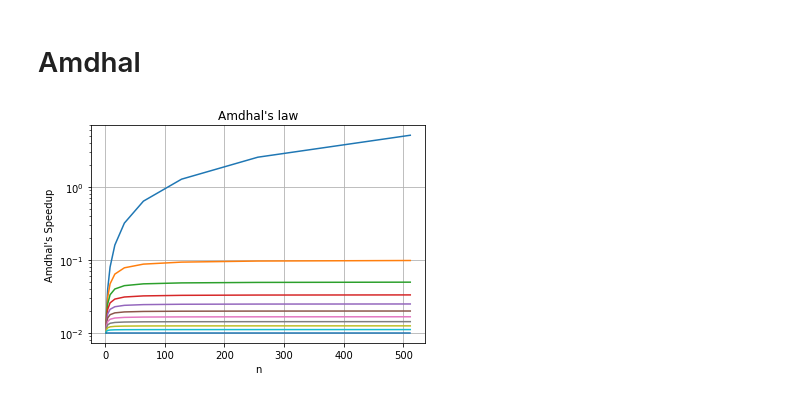
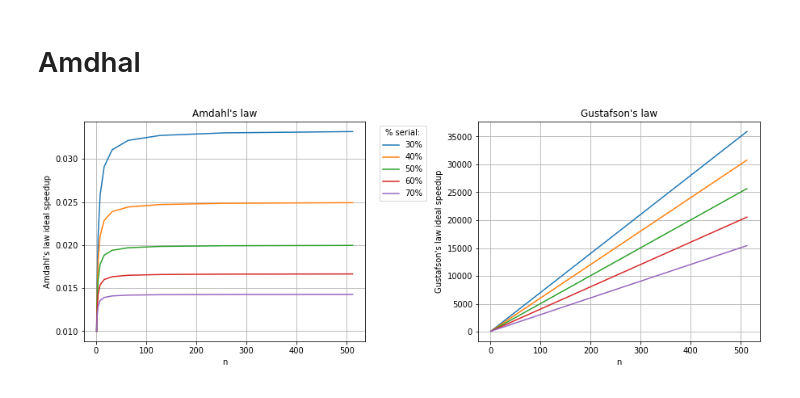
Before and after one commit to JulienLoiseau/phd_thesis, a Jupyter notebook: python/graph_tests.ipynb, the cells around one changed output. Saved outputs shown, nothing was run; the diff lists cells and outputs as text; code cells hidden in the pictures.

```diff
--- a/python/graph_tests.ipynb
+++ b/python/graph_tests.ipynb
@@ -31,19 +31,43 @@ plt.show()
 # %% [markdown]
 # Amdhal
 # %%
+#P = np.array([1,2,4,8,16,32,64,128,256,512])
+#Seq = np.array([0,10,20,30,40,50,60,70,80,90,100])
 P = np.array([1,2,4,8,16,32,64,128,256,512])
-Seq = np.array([0,10,20,30,40,50,60,70,80,90,100])
+Seq = np.array([30,40,50,60,70])
+
 Par = 100-Seq
+
+f, (ax1, ax2) = plt.subplots(1, 2,figsize=(15,5))
+#ax1.plot(x, y)
+#ax1.set_title('Sharing Y axis')
+#ax2.scatter(x, y)
+
 
 for i in range(len(Seq)):
     Amd = 1./(Seq[i]+Par[i]/P)
-    plt.plot(P,Amd)
+    ax1.plot(P,Amd,label=str(Seq[i])+"%")
 
-plt.yscale("log")
-plt.grid(True)
-plt.xlabel('n')
-plt.ylabel('Amdhal\'s Speedup')
-plt.title('Amdhal\'s law')
+#plt.yscale("log")
+ax1.grid(True)
+ax1.set_xlabel('n')
+ax1.set_ylabel('Amdahl\'s law ideal speedup')
+ax1.set_title('Amdahl\'s law')
+ax1.legend(title="% serial:", bbox_to_anchor=(1.23, 1.))
+
+# Gustafson Law
+for i in range(len(Seq)):
+    Gus = Seq[i]+P*Par[i]
+    ax2.plot(P,Gus)
+
+#plt.yscale("log")
+ax2.grid(True)
+ax2.set_xlabel('n')
+ax2.set_ylabel('Gustafson\'s law ideal speedup')
+ax2.set_title('Gustafson\'s law')
+plt.subplots_adjust(wspace = 0.4)
+
 plt.show()
+#plt.show()
 # %% [output]
-[figure, old version]
+[figure, new version]
```
Also changed, not shown: 16 other files.
